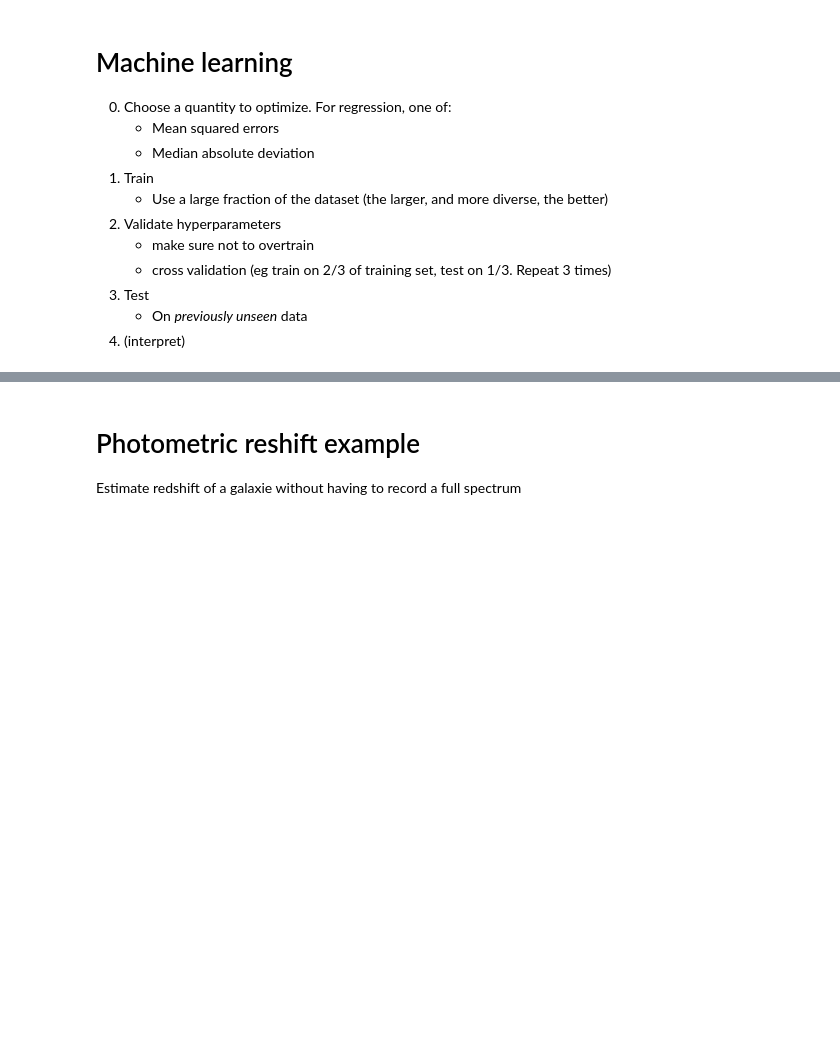
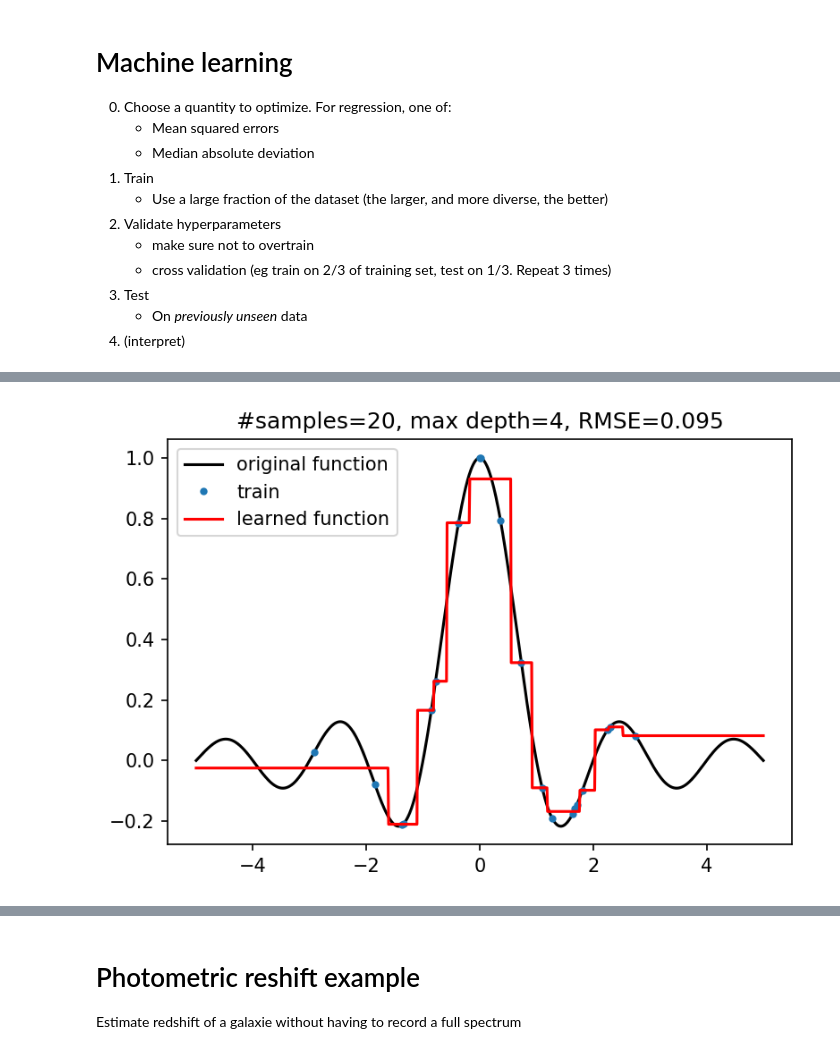
Before and after one commit to PierreGratier/AIISL, a Jupyter notebook: AIISL.ipynb, the cells around one changed output, grey strips where cells are left out. Cells and saved outputs as stored; diff of their text form; code cells hidden in the pictures; blank space fills up the shorter version.

```diff
--- a/AIISL.ipynb
+++ b/AIISL.ipynb
@@ -89,0 +108,4 @@ Wall time: 393 ms
+# %%
+plot_depth(4)
+# %% [output]
+[figure, added]
```
Also changed, not shown: parts of 29 cells of this notebook.
